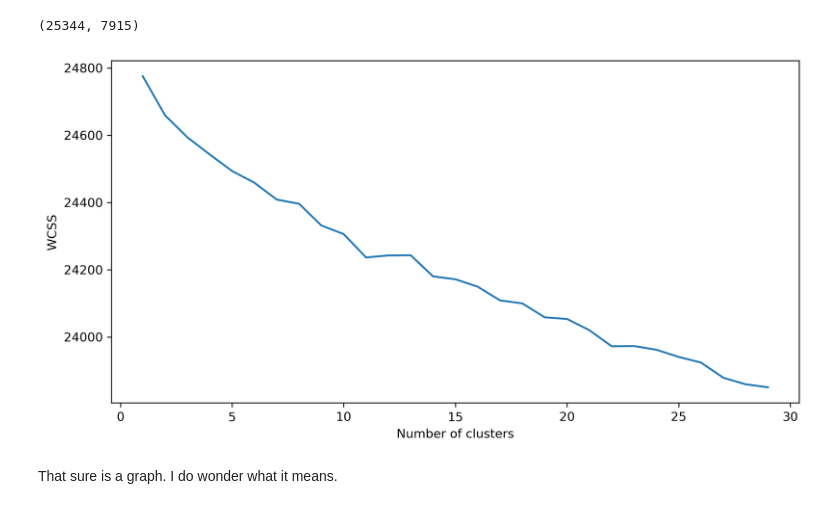
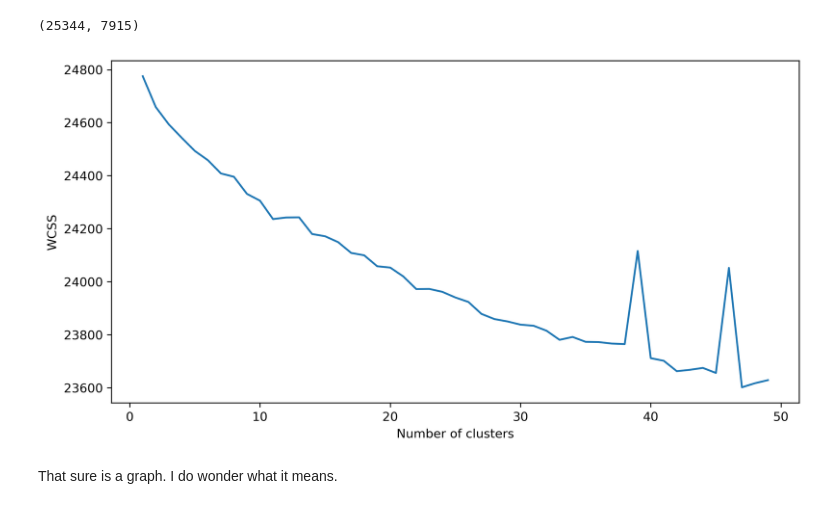
Before and after one commit to cmitchellstudent/370, a Jupyter notebook: notebooks/assignment1.ipynb, the cells around one changed output. Saved outputs shown, nothing was run; the diff lists cells and outputs as text; code cells hidden in the pictures.

```diff
--- a/notebooks/assignment1.ipynb
+++ b/notebooks/assignment1.ipynb
@@ -189,17 +259,17 @@ matrix.shape
 (25344, 7915)
 # %%
 wcss = []
-for i in range(1, 30):
+for i in range(1, 50):
     kmeans = KMeans(n_clusters = i, init = 'k-means++', random_state = 42)
     kmeans.fit(matrix)
     wcss.append(kmeans.inertia_)
 # %%
-plt.plot(range(1, 30), wcss)
+plt.plot(range(1, 50), wcss)
 plt.xlabel('Number of clusters')
 plt.ylabel('WCSS')
 plt.show()
 # %% [output]
-[figure, old version]
+[figure, new version]
 # %% [markdown]
 That sure is a graph. I do wonder what it means.
 # %%
```
Also changed, not shown: parts of 13 cells of this notebook, 3 other files.
